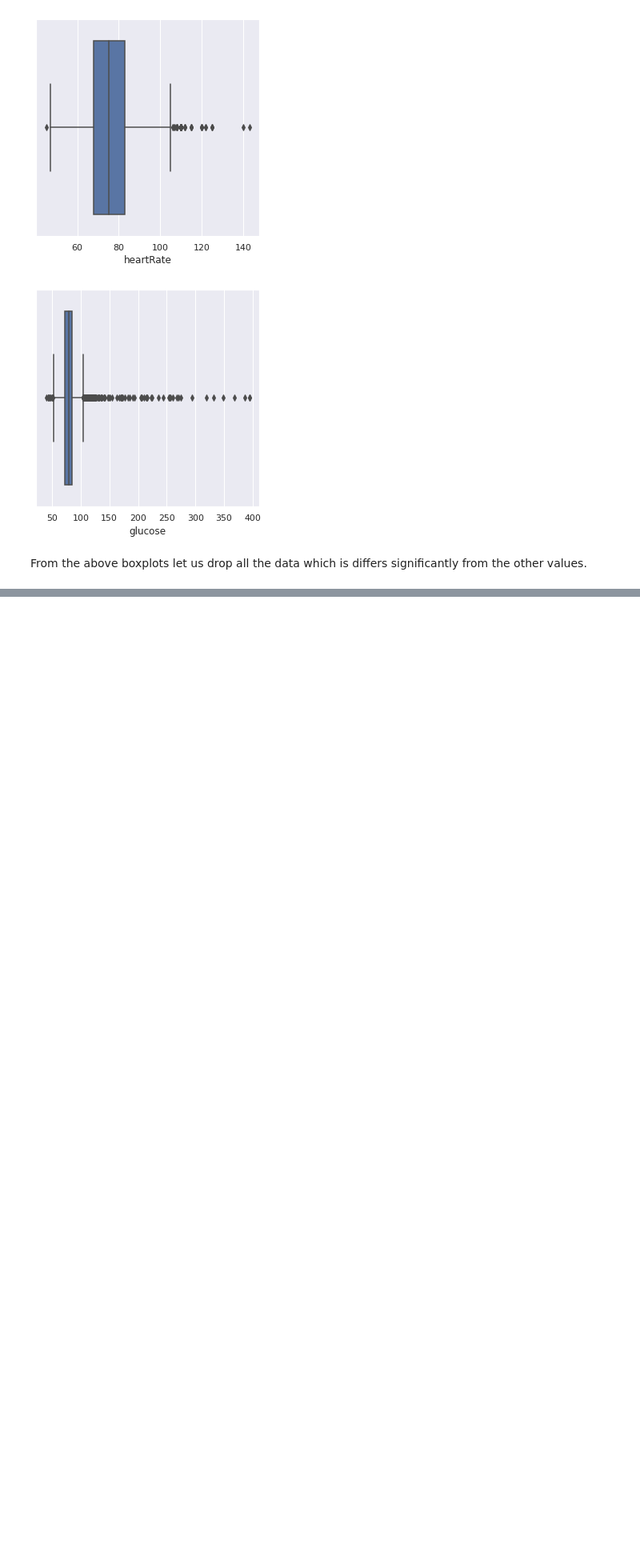
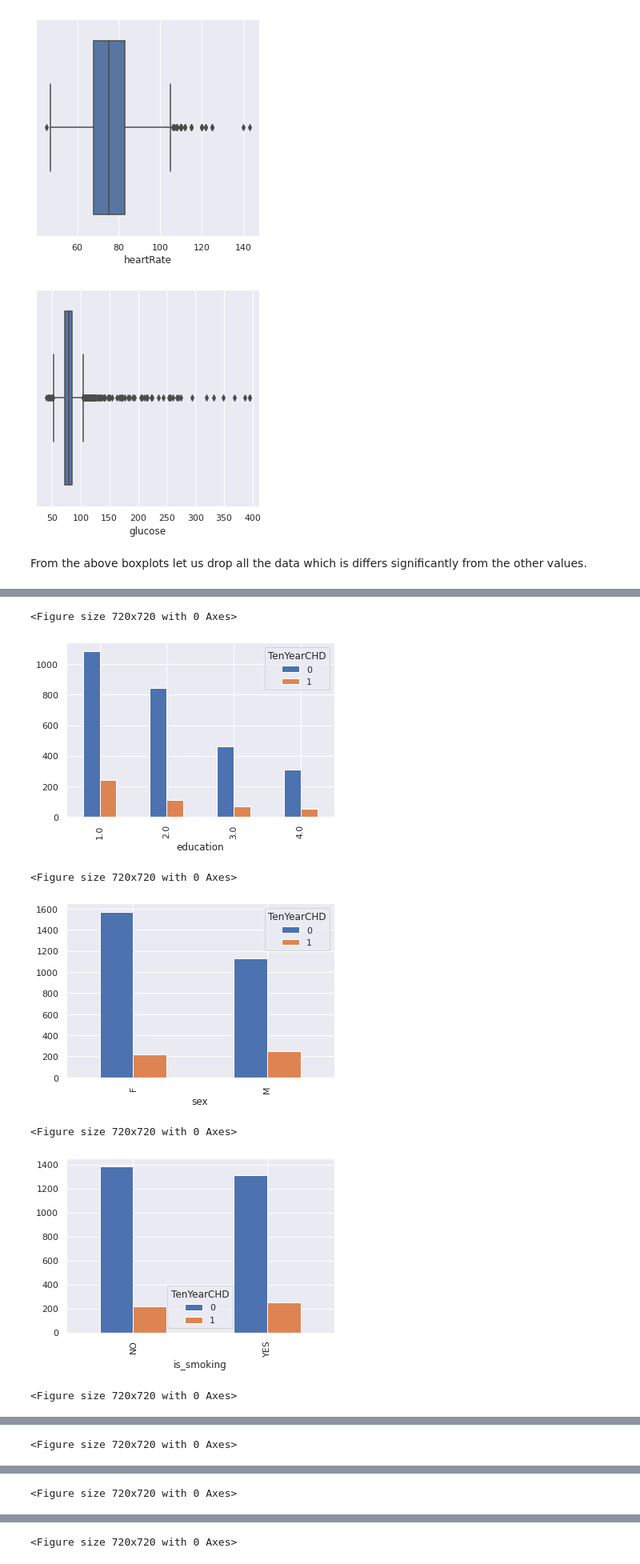
Before and after one commit to Srijan-Rai/CardioVascularRiskPrediction, a Jupyter notebook: Cardiovascular_Risk_Prediction(Classification).ipynb, the cells around one changed output, grey strips where cells are left out. Shown at 80% size. Drawn from its saved outputs; the diff is of its cells as text; code cells hidden in the pictures; blank space fills up the shorter version.

```diff
--- a/Cardiovascular_Risk_Prediction(Classification).ipynb
+++ b/Cardiovascular_Risk_Prediction(Classification).ipynb
@@ -256,0 +326,15 @@ for feature, outlier_value in outliers.items():
+# %%
+# Ten Year CHD count on different categorical variables
+categorical_features = ["education","sex","is_smoking","BPMeds","prevalentStroke","prevalentHyp","diabetes"]
+for feature in categorical_features:
+  plt.figure(figsize=(10,10))
+  counts = df.groupby(feature)["TenYearCHD"].value_counts().unstack()
+  counts.plot(kind = "bar")
+# %% [output]
+<Figure size 720x720 with 0 Axes>
+[figure, added]
+<Figure size 720x720 with 0 Axes>
+[figure, added]
+<Figure size 720x720 with 0 Axes>
+[figure, added]
+<Figure size 720x720 with 0 Axes>
@@ -256,0 +342 @@ for feature, outlier_value in outliers.items():
+<Figure size 720x720 with 0 Axes>
@@ -256,0 +344 @@ for feature, outlier_value in outliers.items():
+<Figure size 720x720 with 0 Axes>
@@ -256,0 +346 @@ for feature, outlier_value in outliers.items():
+<Figure size 720x720 with 0 Axes>
```
Also changed, not shown: parts of 18 cells of this notebook.
